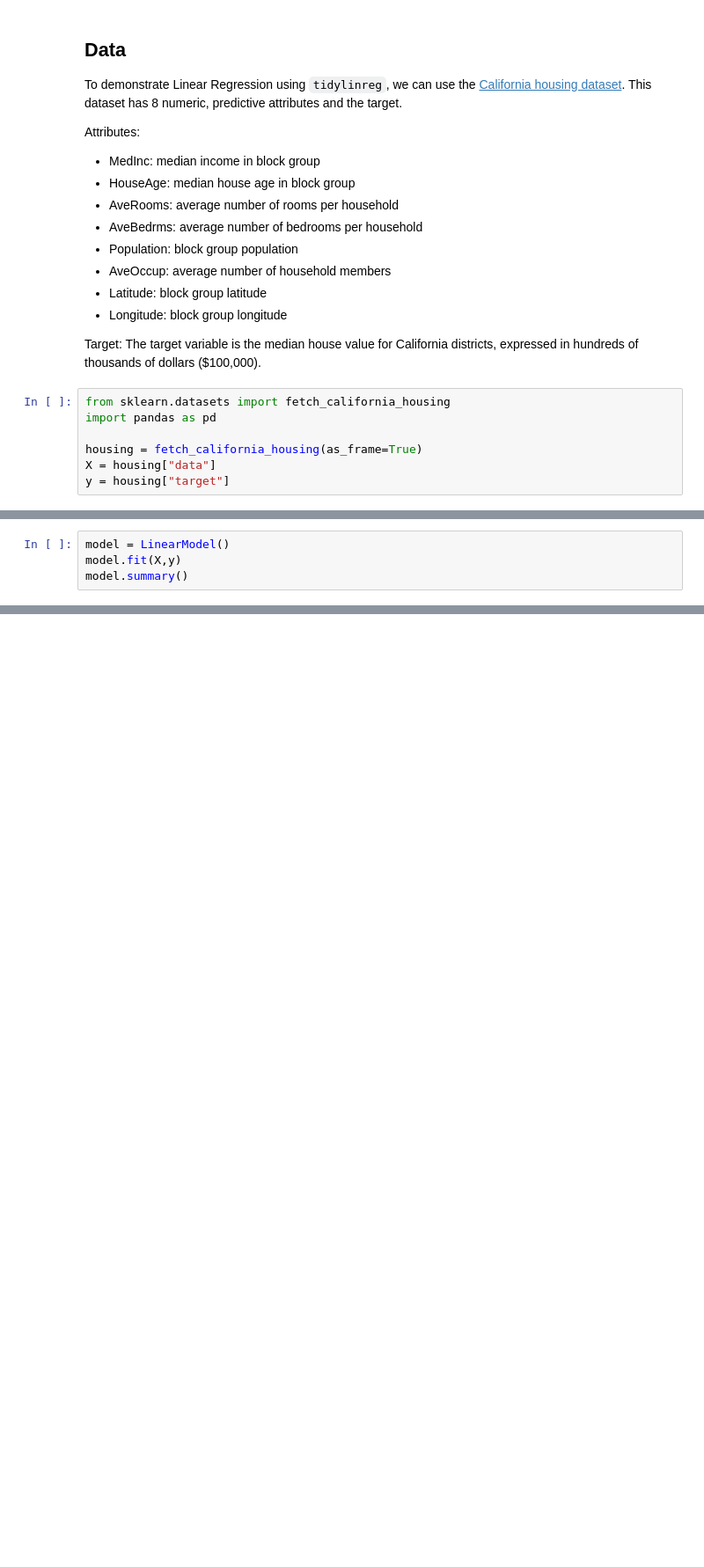
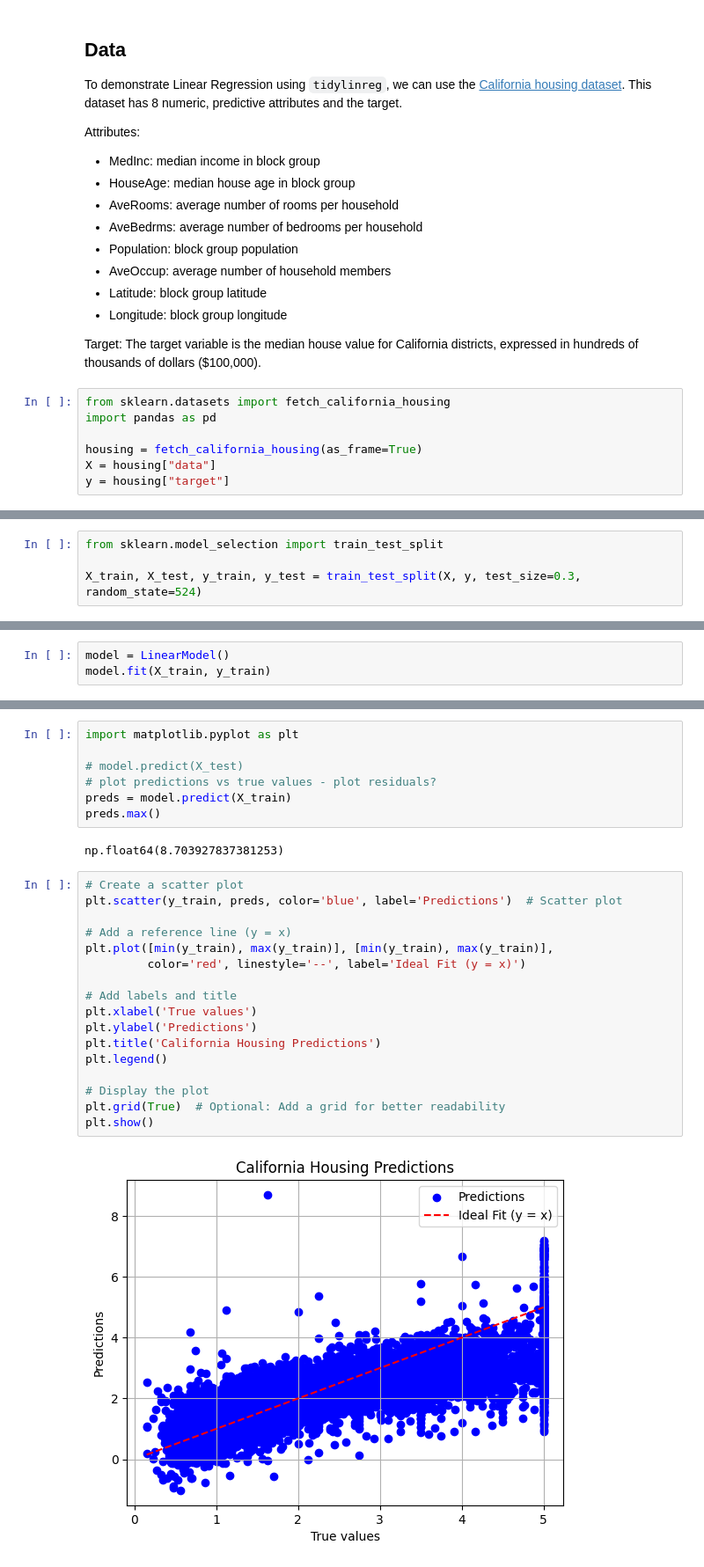
Before and after one commit to UBC-MDS/tidylinreg, a Jupyter notebook: docs/example.ipynb, the cells around one changed output, grey strips where cells are left out. Shown at 88% size. Drawn from its saved outputs; the diff is of its cells as text; blank space fills up the shorter version.

```diff
--- a/docs/example.ipynb
+++ b/docs/example.ipynb
@@ -37,0 +40,4 @@ y = housing["target"]
+# %%
+from sklearn.model_selection import train_test_split
+
+X_train, X_test, y_train, y_test = train_test_split(X, y, test_size=0.3, random_state=524)
@@ -38,4 +82,3 @@ y = housing["target"]
 # %%
 model = LinearModel()
-model.fit(X,y)
-model.summary()
+model.fit(X_train, y_train)
@@ -66,0 +89,28 @@ model.summary()
+# %%
+import matplotlib.pyplot as plt
+
+# model.predict(X_test)
+# plot predictions vs true values - plot residuals?
+preds = model.predict(X_train)
+preds.max()
+# %% [output]
+np.float64(8.703927837381253)
+# %%
+# Create a scatter plot
+plt.scatter(y_train, preds, color='blue', label='Predictions')  # Scatter plot
+
+# Add a reference line (y = x)
+plt.plot([min(y_train), max(y_train)], [min(y_train), max(y_train)],
+         color='red', linestyle='--', label='Ideal Fit (y = x)')
+
+# Add labels and title
+plt.xlabel('True values')
+plt.ylabel('Predictions')
+plt.title('California Housing Predictions')
+plt.legend()
+
+# Display the plot
+plt.grid(True)  # Optional: Add a grid for better readability
+plt.show()
+# %% [output]
+[figure, added]
```
Also changed, not shown: parts of 21 cells of this notebook, 2 other files.
